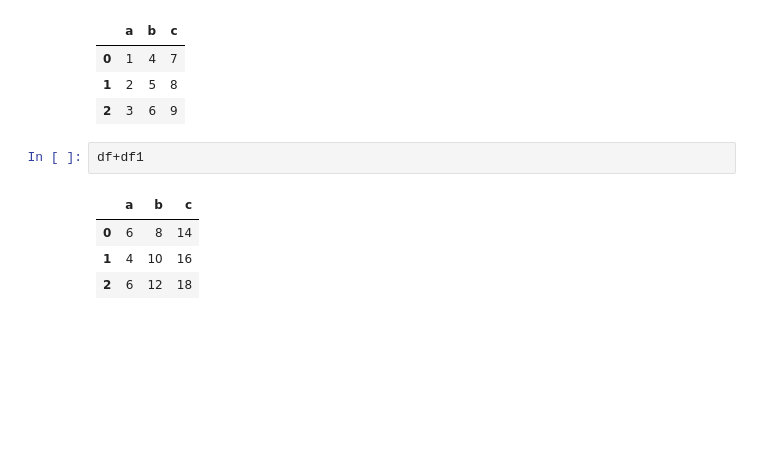
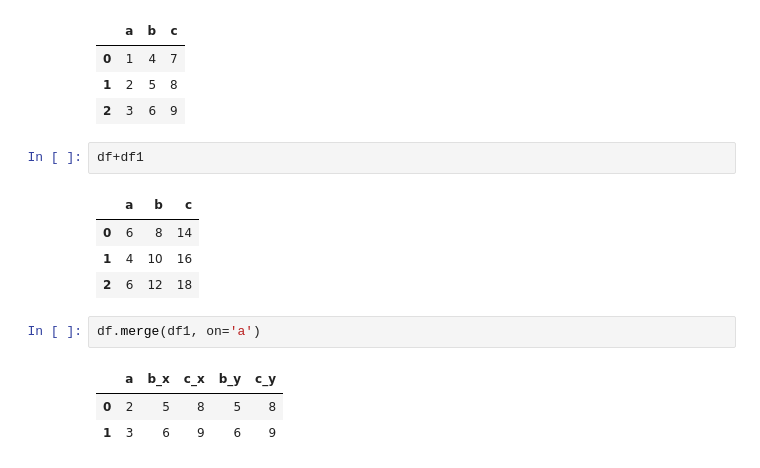
Before and after one commit to hossain-sanowar/oops_concept, a Jupyter notebook: oops_concept/pandas.ipynb, the cells around one changed output. Cells and saved outputs as stored; diff of their text form; blank space fills up the shorter version.

Commit message:
df and df1 merge

```diff
--- a/oops_concept/pandas.ipynb
+++ b/oops_concept/pandas.ipynb
@@ -220,3 +220,9 @@ df+df1
 | 0 | 6 | 8 | 14 |
 | 1 | 4 | 10 | 16 |
 | 2 | 6 | 12 | 18 |
+# %%
+df.merge(df1, on='a')
+# %% [output]
+|  | a | b_x | c_x | b_y | c_y |
+| 0 | 2 | 5 | 8 | 5 | 8 |
+| 1 | 3 | 6 | 9 | 6 | 9 |
```
